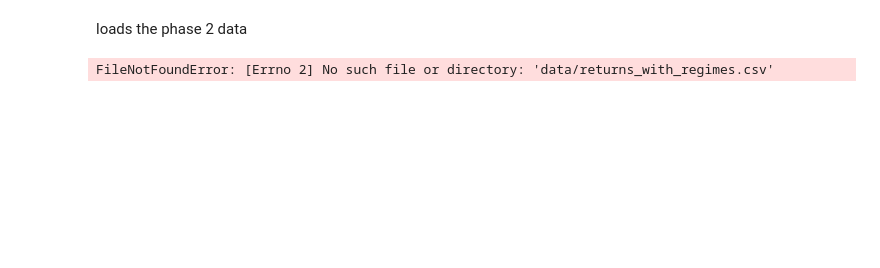
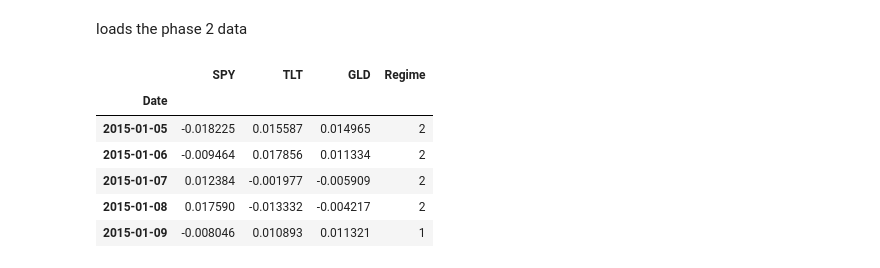
Before and after one commit to nja-boop/Project1_RegimeSwitching, a Jupyter notebook: notebooks/phase3_portfolio_backtest.ipynb, the cells around one changed output. Saved outputs shown, nothing was run; the diff lists cells and outputs as text; code cells hidden in the pictures; blank space fills up the shorter version.

```diff
--- a/notebooks/phase3_portfolio_backtest.ipynb
+++ b/notebooks/phase3_portfolio_backtest.ipynb
@@ -20,11 +20,17 @@ regime_allocations
 # %% [markdown]
 loads the phase 2 data
 # %%
-# Load returns + regimes from Phase 2
-df = pd.read_csv("data/returns_with_regimes.csv", parse_dates=["Date"])
+# load returns + regimes from phase 2
+df = pd.read_csv("../data/returns_with_regimes.csv", parse_dates=["Date"])
 df = df[["Date", "SPY", "TLT", "GLD", "Regime"]].dropna()
 df.set_index("Date", inplace=True)
 
 df.head()
 # %% [output]
-FileNotFoundError: [Errno 2] No such file or directory: 'data/returns_with_regimes.csv'
+|  | SPY | TLT | GLD | Regime |
+| Date |  |  |  |  |
+| 2015-01-05 | -0.018225 | 0.015587 | 0.014965 | 2 |
+| 2015-01-06 | -0.009464 | 0.017856 | 0.011334 | 2 |
+| 2015-01-07 | 0.012384 | -0.001977 | -0.005909 | 2 |
+| 2015-01-08 | 0.017590 | -0.013332 | -0.004217 | 2 |
+| 2015-01-09 | -0.008046 | 0.010893 | 0.011321 | 1 |
```
Also changed, not shown: parts of 7 cells of this notebook, 9 other files.
